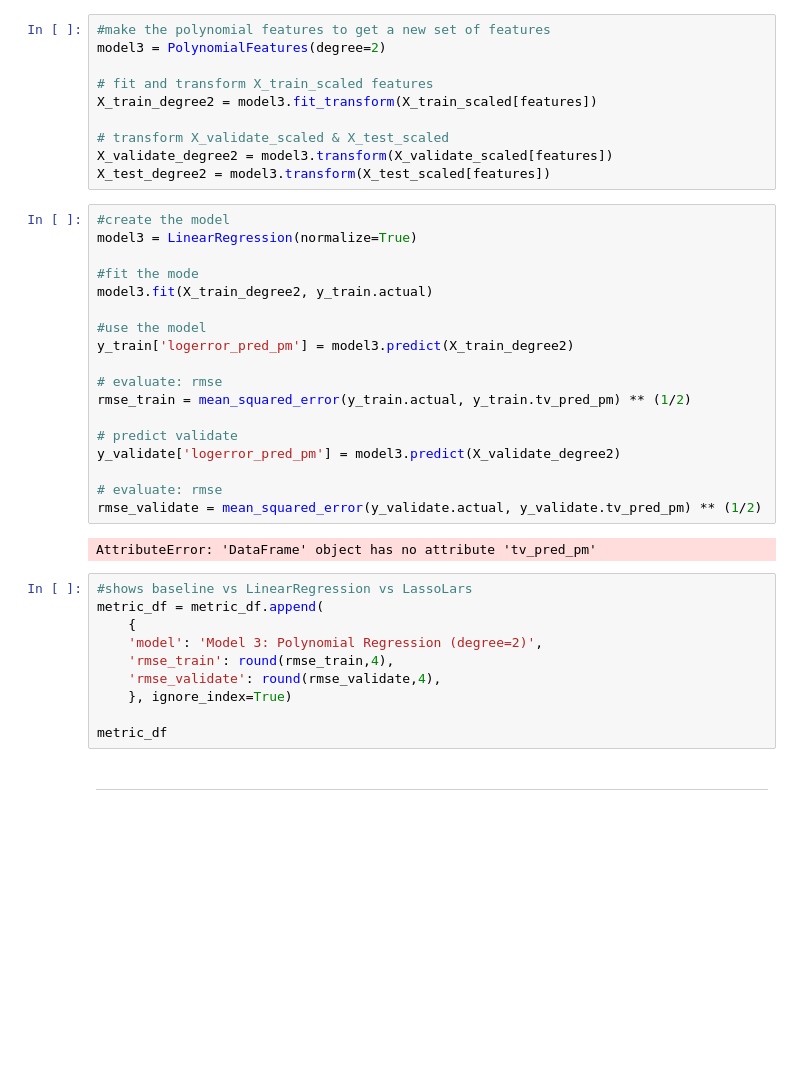
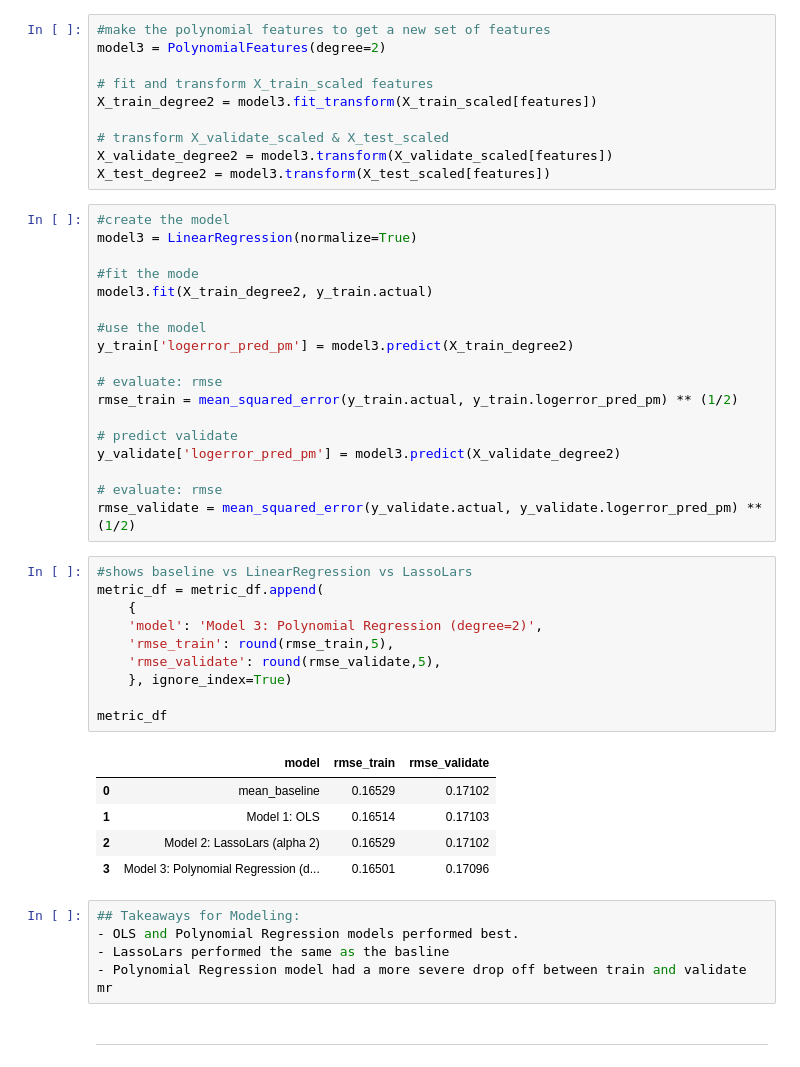
Before and after one commit to natasharivers/Zillow_Clustering_Project, a Jupyter notebook: Notebook.ipynb, the cells around one changed output. Drawn from its saved outputs; the diff is of its cells as text; blank space fills up the shorter version.

```diff
--- a/Notebook.ipynb
+++ b/Notebook.ipynb
@@ -767,25 +770,35 @@ model3.fit(X_train_degree2, y_train.actual)
 y_train['logerror_pred_pm'] = model3.predict(X_train_degree2)
 
 # evaluate: rmse
-rmse_train = mean_squared_error(y_train.actual, y_train.tv_pred_pm) ** (1/2)
+rmse_train = mean_squared_error(y_train.actual, y_train.logerror_pred_pm) ** (1/2)
 
 # predict validate
 y_validate['logerror_pred_pm'] = model3.predict(X_validate_degree2)
 
 # evaluate: rmse
-rmse_validate = mean_squared_error(y_validate.actual, y_validate.tv_pred_pm) ** (1/2)
+rmse_validate = mean_squared_error(y_validate.actual, y_validate.logerror_pred_pm) ** (1/2)
-# %% [output]
-AttributeError: 'DataFrame' object has no attribute 'tv_pred_pm'
 # %%
 #shows baseline vs LinearRegression vs LassoLars
 metric_df = metric_df.append(
     {
     'model': 'Model 3: Polynomial Regression (degree=2)',
-    'rmse_train': round(rmse_train,4),
-    'rmse_validate': round(rmse_validate,4),
+    'rmse_train': round(rmse_train,5),
+    'rmse_validate': round(rmse_validate,5),
     }, ignore_index=True)
 
 metric_df
+# %% [output]
+|  | model | rmse_train | rmse_validate |
+| 0 | mean_baseline | 0.16529 | 0.17102 |
+| 1 | Model 1: OLS | 0.16514 | 0.17103 |
+| 2 | Model 2: LassoLars (alpha 2) | 0.16529 | 0.17102 |
+| 3 | Model 3: Polynomial Regression (d... | 0.16501 | 0.17096 |
+# %%
+## Takeaways for Modeling:
+- OLS and Polynomial Regression models performed best.
+- LassoLars performed the same as the basline
+- Polynomial Regression model had a more severe drop off between train and validate
+mr
 # %% [markdown]
 <hr style="border:2px solid black"> </hr>
 # %% [markdown]
```
Also changed, not shown: parts of 11 cells of this notebook.
